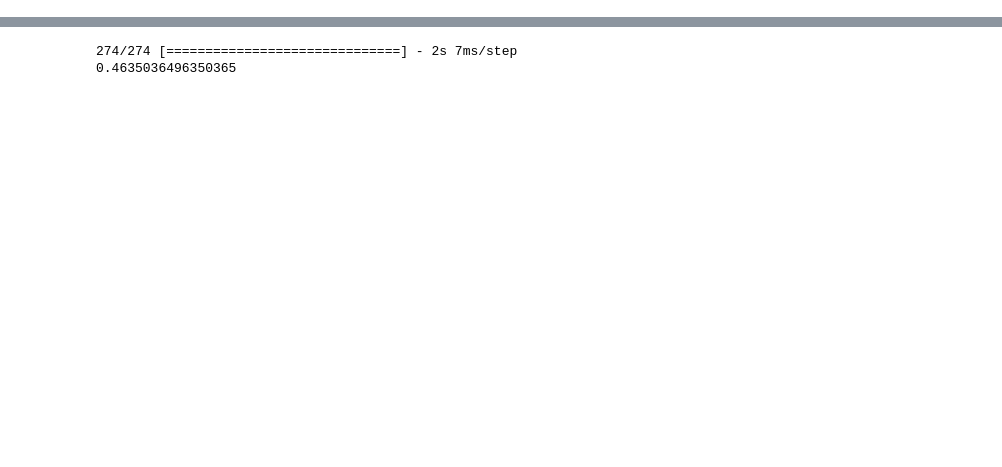
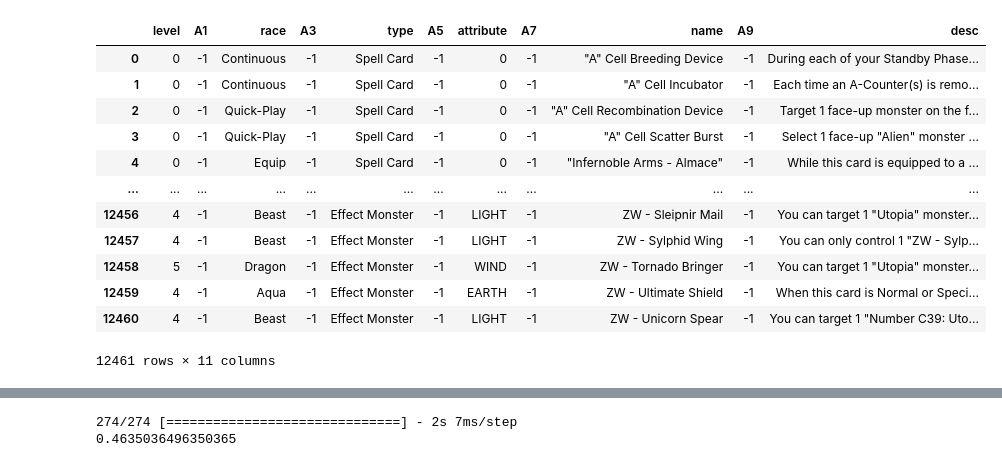
Before and after one commit to X99S5/Transformer_Based_Yugioh_Comparator_Model, a Jupyter notebook: Main.ipynb, the cells around one changed output, grey strips where cells are left out. Drawn from its saved outputs; the diff is of its cells as text; code cells hidden in the pictures; blank space fills up the shorter version.

```diff
--- a/Main.ipynb
+++ b/Main.ipynb
@@ -84,6 +93,22 @@ for i in range(0,11):
     padded_sequences.append( pad_sequences(np.array(sequences , dtype='object')[:,i], padding='post') )
 
 Tokenized_sequence_database = np.concatenate(([padded_sequences[i] for i in range(11)]) , axis=1 )
+# %%
+Sliced_df
+# %% [output]
+|  | level | A1 | race | A3 | type | A5 | attribute | A7 | name | A9 | desc |
+| 0 | 0 | -1 | Continuous | -1 | Spell Card | -1 | 0 | -1 | "A" Cell Breeding Device | -1 | During each of your Standby Phase... |
+| 1 | 0 | -1 | Continuous | -1 | Spell Card | -1 | 0 | -1 | "A" Cell Incubator | -1 | Each time an A-Counter(s) is remo... |
+| 2 | 0 | -1 | Quick-Play | -1 | Spell Card | -1 | 0 | -1 | "A" Cell Recombination Device | -1 | Target 1 face-up monster on the f... |
+| 3 | 0 | -1 | Quick-Play | -1 | Spell Card | -1 | 0 | -1 | "A" Cell Scatter Burst | -1 | Select 1 face-up "Alien" monster ... |
+| 4 | 0 | -1 | Equip | -1 | Spell Card | -1 | 0 | -1 | "Infernoble Arms - Almace" | -1 | While this card is equipped to a ... |
+| ... | ... | ... | ... | ... | ... | ... | ... | ... | ... | ... | ... |
+| 12456 | 4 | -1 | Beast | -1 | Effect Monster | -1 | LIGHT | -1 | ZW - Sleipnir Mail | -1 | You can target 1 "Utopia" monster... |
+| 12457 | 4 | -1 | Beast | -1 | Effect Monster | -1 | LIGHT | -1 | ZW - Sylphid Wing | -1 | You can only control 1 "ZW - Sylp... |
+| 12458 | 5 | -1 | Dragon | -1 | Effect Monster | -1 | WIND | -1 | ZW - Tornado Bringer | -1 | You can target 1 "Utopia" monster... |
+| 12459 | 4 | -1 | Aqua | -1 | Effect Monster | -1 | EARTH | -1 | ZW - Ultimate Shield | -1 | When this card is Normal or Speci... |
+| 12460 | 4 | -1 | Beast | -1 | Effect Monster | -1 | LIGHT | -1 | ZW - Unicorn Spear | -1 | You can target 1 "Number C39: Uto... |
+12461 rows × 11 columns
 # %%
 def Deck_Loader(directory):
     '''Loads Decks from Deck_Lists.txt as arrays and stores those arrays in altered'''
```
Also changed, not shown: parts of 11 cells of this notebook.
